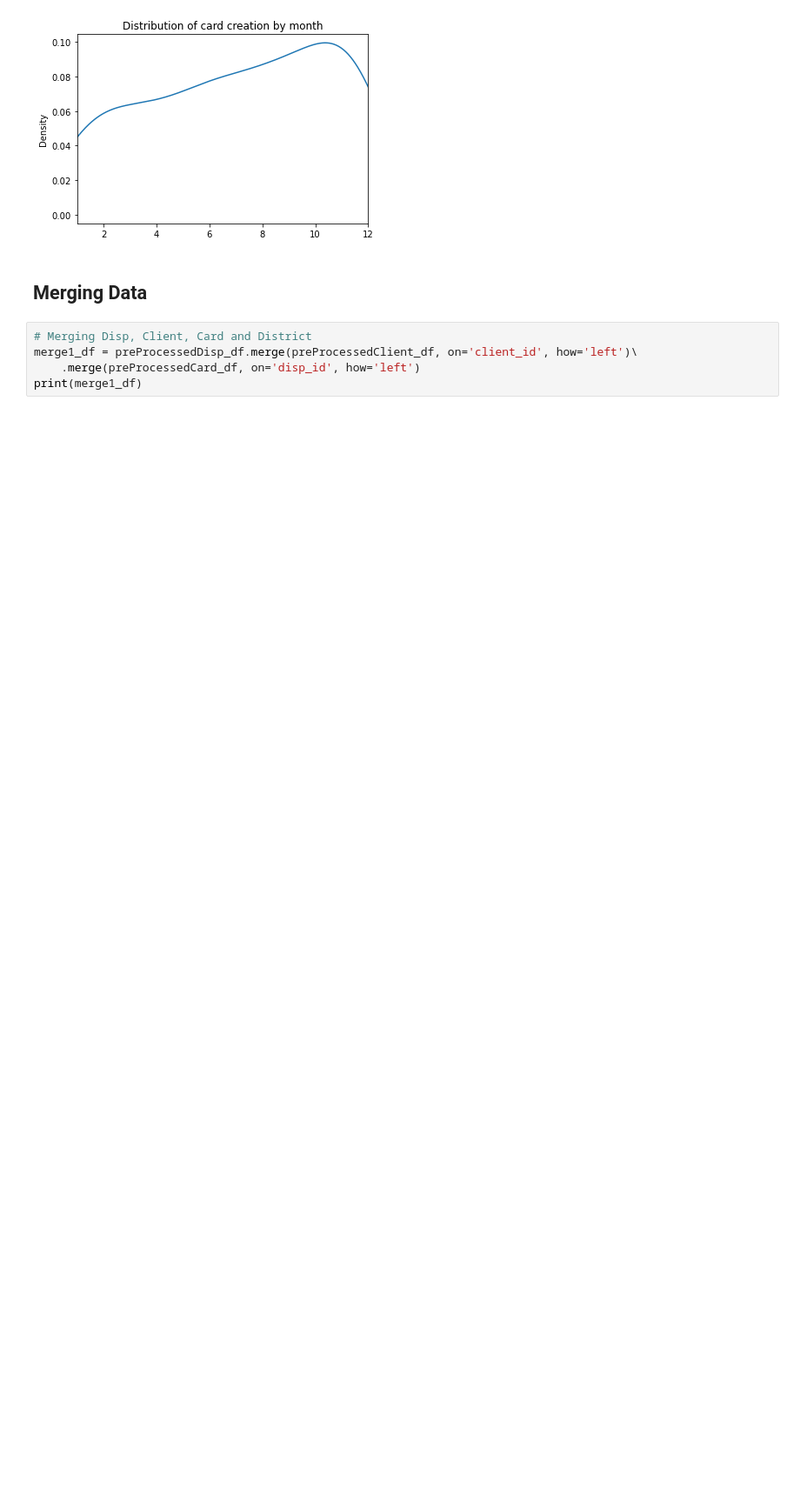
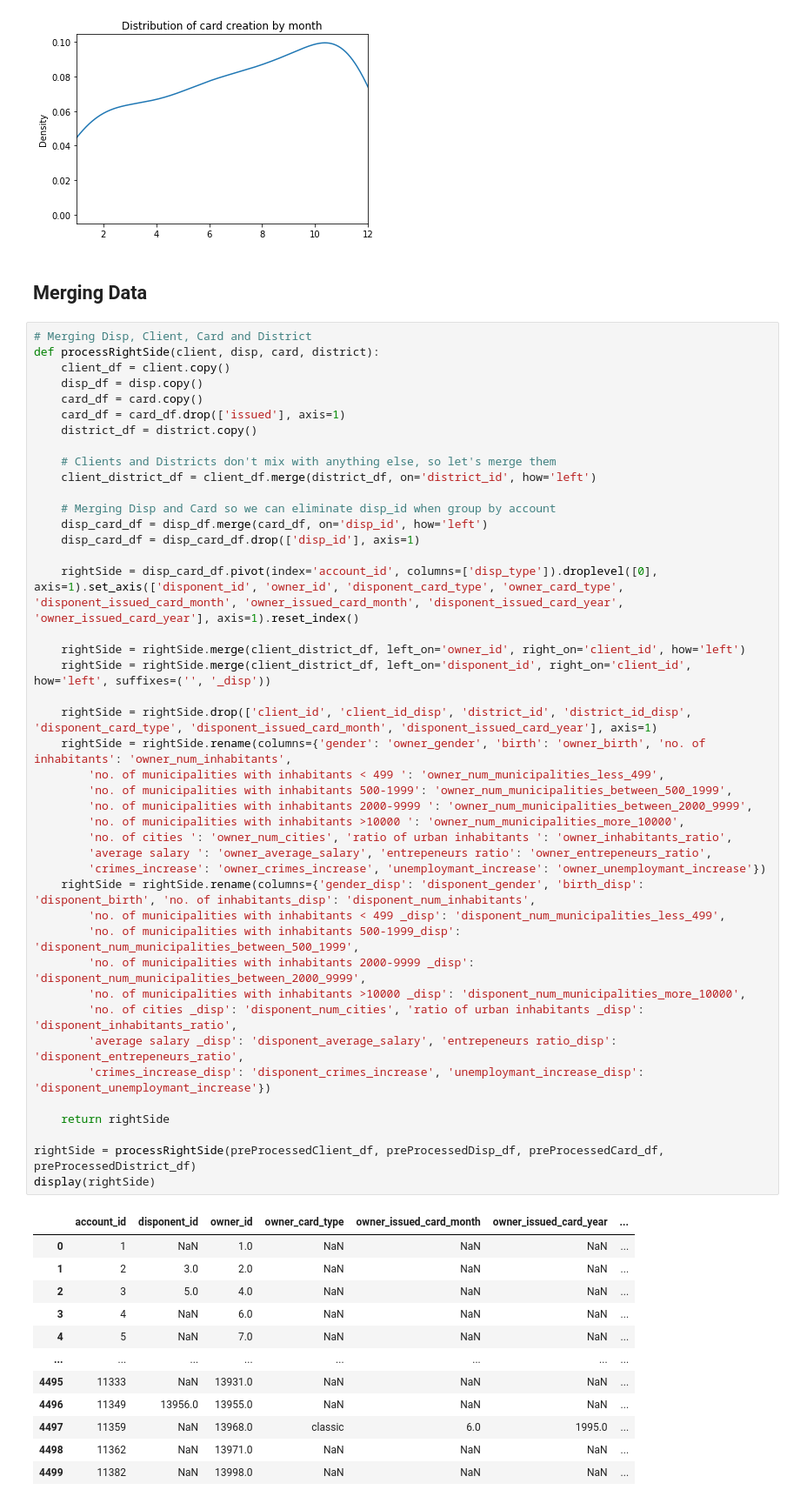
Before and after one commit to diogoabnunes/AC-Project, a Jupyter notebook: docs/notebook.ipynb, the cells around one changed output. Shown at 87% size. Saved outputs shown, nothing was run; the diff lists cells and outputs as text; blank space fills up the shorter version.

```diff
--- a/docs/notebook.ipynb
+++ b/docs/notebook.ipynb
@@ -277,6 +280,57 @@ plt.show()
 ## Merging Data
 # %%
 # Merging Disp, Client, Card and District
-merge1_df = preProcessedDisp_df.merge(preProcessedClient_df, on='client_id', how='left')\
-    .merge(preProcessedCard_df, on='disp_id', how='left')
-print(merge1_df)
+def processRightSide(client, disp, card, district):
+    client_df = client.copy()
+    disp_df = disp.copy()
+    card_df = card.copy()
+    card_df = card_df.drop(['issued'], axis=1)
+    district_df = district.copy()
+
+    # Clients and Districts don't mix with anything else, so let's merge them
+    client_district_df = client_df.merge(district_df, on='district_id', how='left')
+
+    # Merging Disp and Card so we can eliminate disp_id when group by account
+    disp_card_df = disp_df.merge(card_df, on='disp_id', how='left')
+    disp_card_df = disp_card_df.drop(['disp_id'], axis=1)
+
+    rightSide = disp_card_df.pivot(index='account_id', columns=['disp_type']).droplevel([0], axis=1).set_axis(['disponent_id', 'owner_id', 'disponent_card_type', 'owner_card_type', 'disponent_issued_card_month', 'owner_issued_card_month', 'disponent_issued_card_year', 'owner_issued_card_year'], axis=1).reset_index()
+
+    rightSide = rightSide.merge(client_district_df, left_on='owner_id', right_on='client_id', how='left')
+    rightSide = rightSide.merge(client_district_df, left_on='disponent_id', right_on='client_id', how='left', suffixes=('', '_disp'))
+
+    rightSide = rightSide.drop(['client_id', 'client_id_disp', 'district_id', 'district_id_disp', 'disponent_card_type', 'disponent_issued_card_month', 'disponent_issued_card_year'], axis=1)
+    rightSide = rightSide.rename(columns={'gender': 'owner_gender', 'birth': 'owner_birth', 'no. of inhabitants': 'owner_num_inhabitants',
+        'no. of municipalities with inhabitants < 499 ': 'owner_num_municipalities_less_499',
+        'no. of municipalities with inhabitants 500-1999': 'owner_num_municipalities_between_500_1999',
+        'no. of municipalities with inhabitants 2000-9999 ': 'owner_num_municipalities_between_2000_9999',
+        'no. of municipalities with inhabitants >10000 ': 'owner_num_municipalities_more_10000',
+        'no. of cities ': 'owner_num_cities', 'ratio of urban inhabitants ': 'owner_inhabitants_ratio',
+        'average salary ': 'owner_average_salary', 'entrepeneurs ratio': 'owner_entrepeneurs_ratio',
+        'crimes_increase': 'owner_crimes_increase', 'unemploymant_increase': 'owner_unemploymant_increase'})
+    rightSide = rightSide.rename(columns={'gender_disp': 'disponent_gender', 'birth_disp': 'disponent_birth', 'no. of inhabitants_disp': 'disponent_num_inhabitants',
+        'no. of municipalities with inhabitants < 499 _disp': 'disponent_num_municipalities_less_499',
+        'no. of municipalities with inhabitants 500-1999_disp': 'disponent_num_municipalities_between_500_1999',
+        'no. of municipalities with inhabitants 2000-9999 _disp': 'disponent_num_municipalities_between_2000_9999',
+        'no. of municipalities with inhabitants >10000 _disp': 'disponent_num_municipalities_more_10000',
+        'no. of cities _disp': 'disponent_num_cities', 'ratio of urban inhabitants _disp': 'disponent_inhabitants_ratio',
+        'average salary _disp': 'disponent_average_salary', 'entrepeneurs ratio_disp': 'disponent_entrepeneurs_ratio',
+        'crimes_increase_disp': 'disponent_crimes_increase', 'unemploymant_increase_disp': 'disponent_unemploymant_increase'})
+
+    return rightSide
+
+rightSide = processRightSide(preProcessedClient_df, preProcessedDisp_df, preProcessedCard_df, preProcessedDistrict_df)
+display(rightSide)
+# %% [output]
+|  | account_id | disponent_id | owner_id | owner_card_type | owner_issued_card_month | owner_issued_card_year | ... |
+| 0 | 1 | NaN | 1.0 | NaN | NaN | NaN | ... |
+| 1 | 2 | 3.0 | 2.0 | NaN | NaN | NaN | ... |
+| 2 | 3 | 5.0 | 4.0 | NaN | NaN | NaN | ... |
+| 3 | 4 | NaN | 6.0 | NaN | NaN | NaN | ... |
+| 4 | 5 | NaN | 7.0 | NaN | NaN | NaN | ... |
+| ... | ... | ... | ... | ... | ... | ... | ... |
+| 4495 | 11333 | NaN | 13931.0 | NaN | NaN | NaN | ... |
+| 4496 | 11349 | 13956.0 | 13955.0 | NaN | NaN | NaN | ... |
+| 4497 | 11359 | NaN | 13968.0 | classic | 6.0 | 1995.0 | ... |
+| 4498 | 11362 | NaN | 13971.0 | NaN | NaN | NaN | ... |
+| 4499 | 11382 | NaN | 13998.0 | NaN | NaN | NaN | ... |
```
Also changed, not shown: parts of 6 cells of this notebook.
